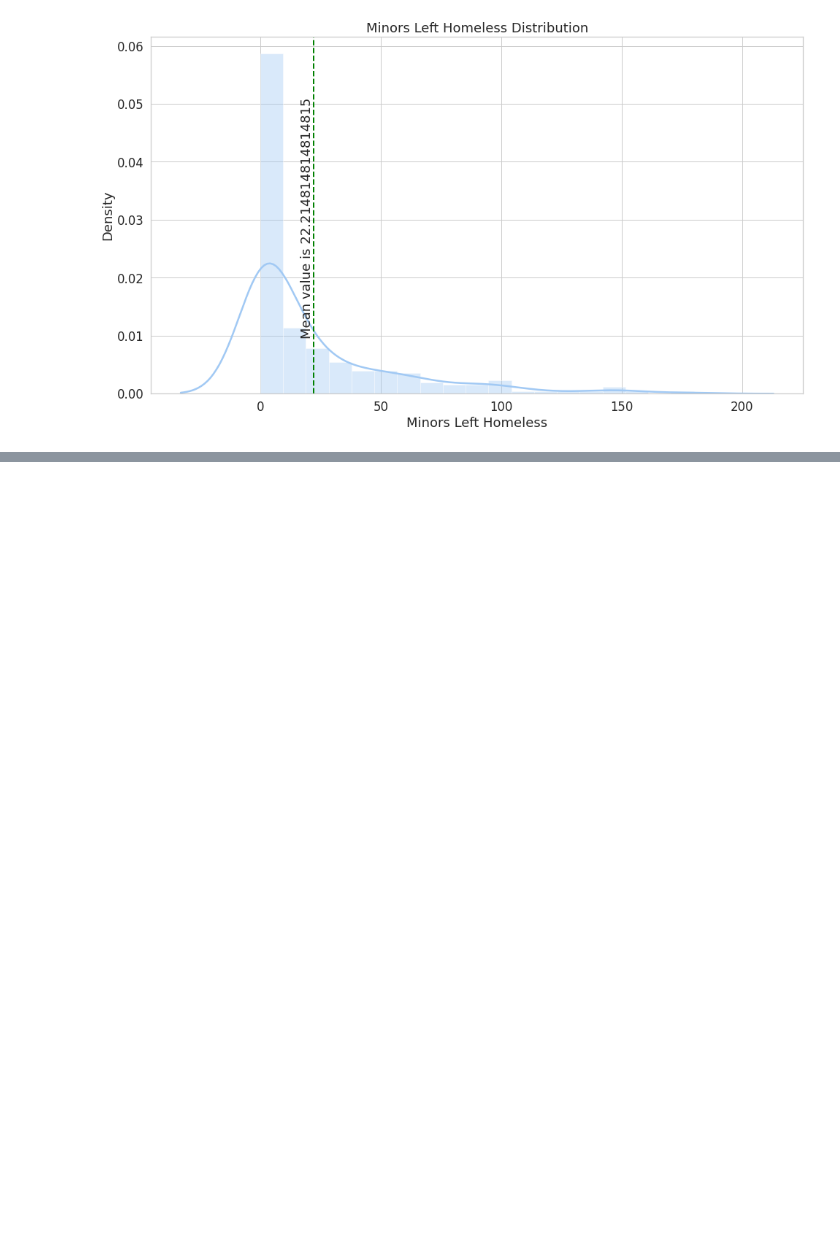
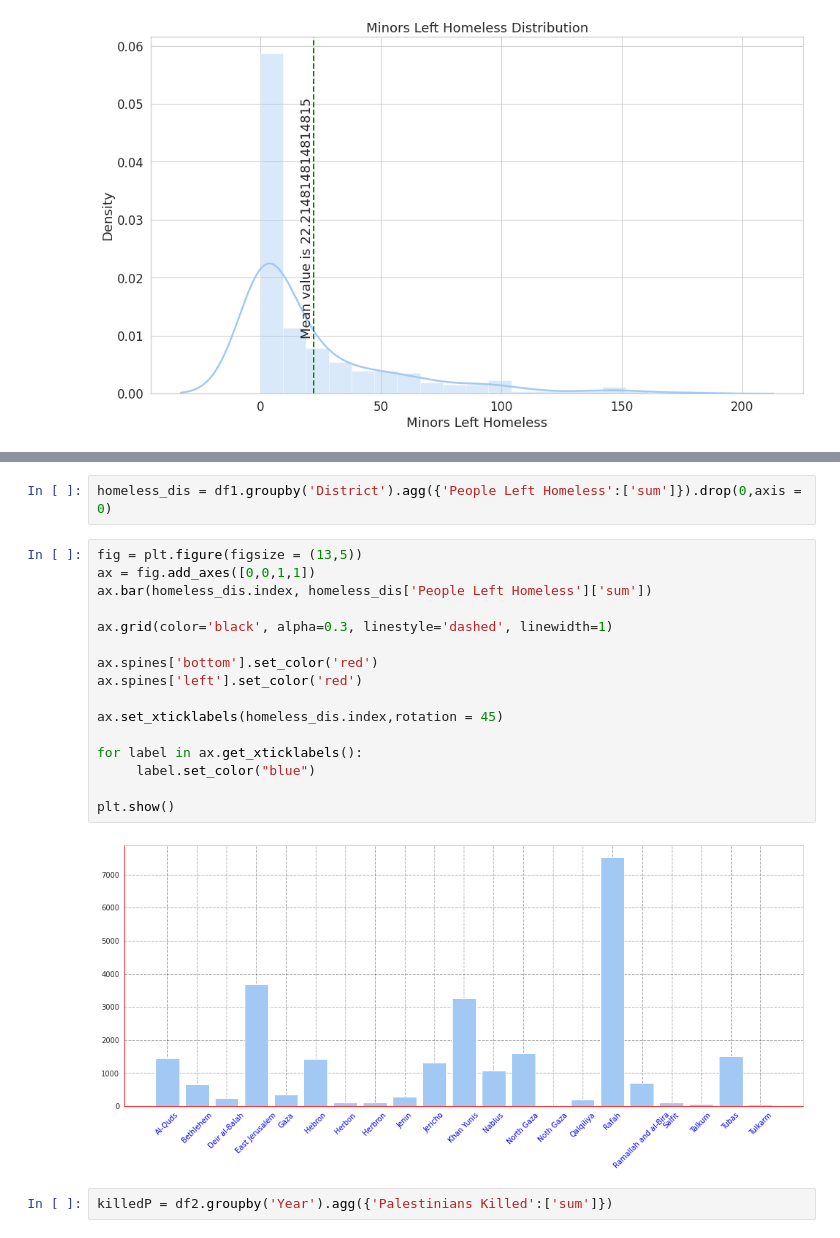
Before and after one commit to JaperTai77/Colab-notebook, a Jupyter notebook: Gaza_conflict.ipynb, the cells around one changed output, grey strips where cells are left out. Saved outputs shown, nothing was run; the diff lists cells and outputs as text; blank space fills up the shorter version.

```diff
--- a/Gaza_conflict.ipynb
+++ b/Gaza_conflict.ipynb
@@ -222,0 +224,22 @@ fig.show()
+# %%
+homeless_dis = df1.groupby('District').agg({'People Left Homeless':['sum']}).drop(0,axis = 0)
+# %%
+fig = plt.figure(figsize = (13,5))
+ax = fig.add_axes([0,0,1,1])
+ax.bar(homeless_dis.index, homeless_dis['People Left Homeless']['sum'])
+
+ax.grid(color='black', alpha=0.3, linestyle='dashed', linewidth=1)
+
+ax.spines['bottom'].set_color('red')
+ax.spines['left'].set_color('red')
+
+ax.set_xticklabels(homeless_dis.index,rotation = 45)
+
+for label in ax.get_xticklabels():
+     label.set_color("blue")
+
+plt.show()
+# %% [output]
+[figure, added]
+# %%
+killedP = df2.groupby('Year').agg({'Palestinians Killed':['sum']})
```
Also changed, not shown: parts of 19 cells of this notebook.
